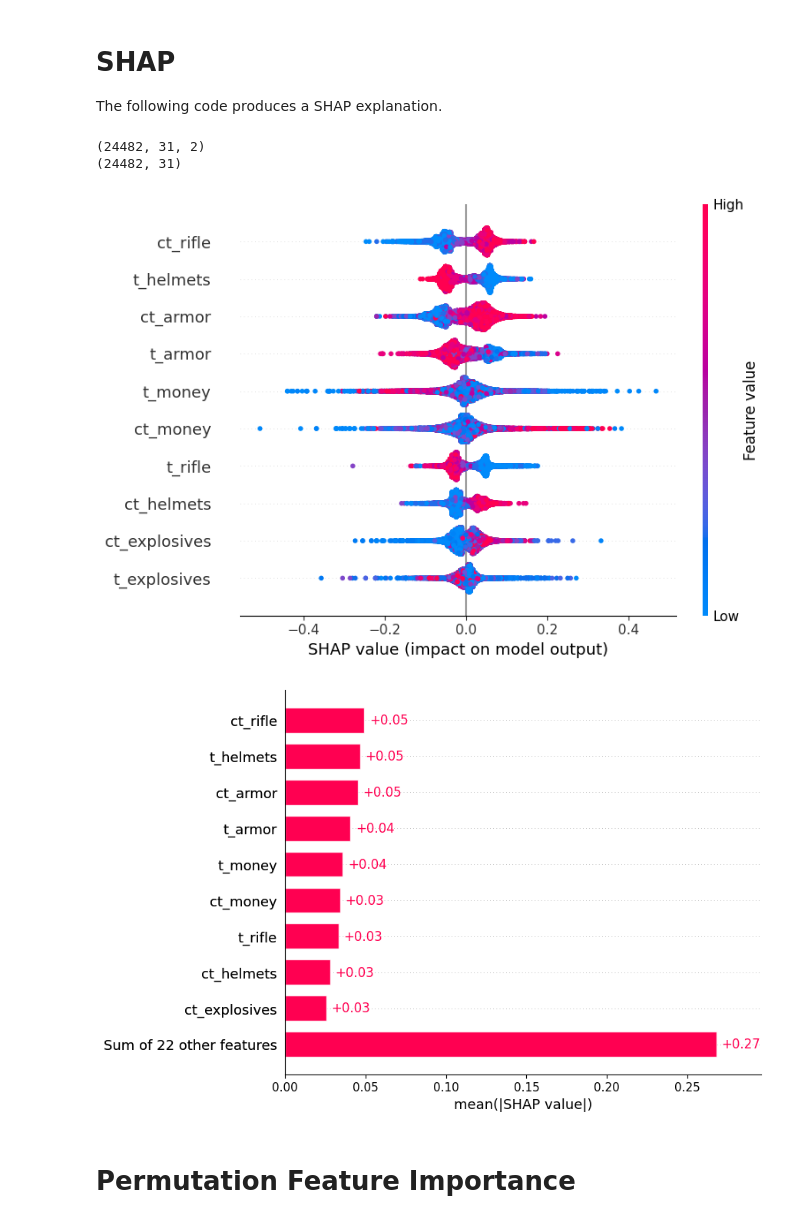
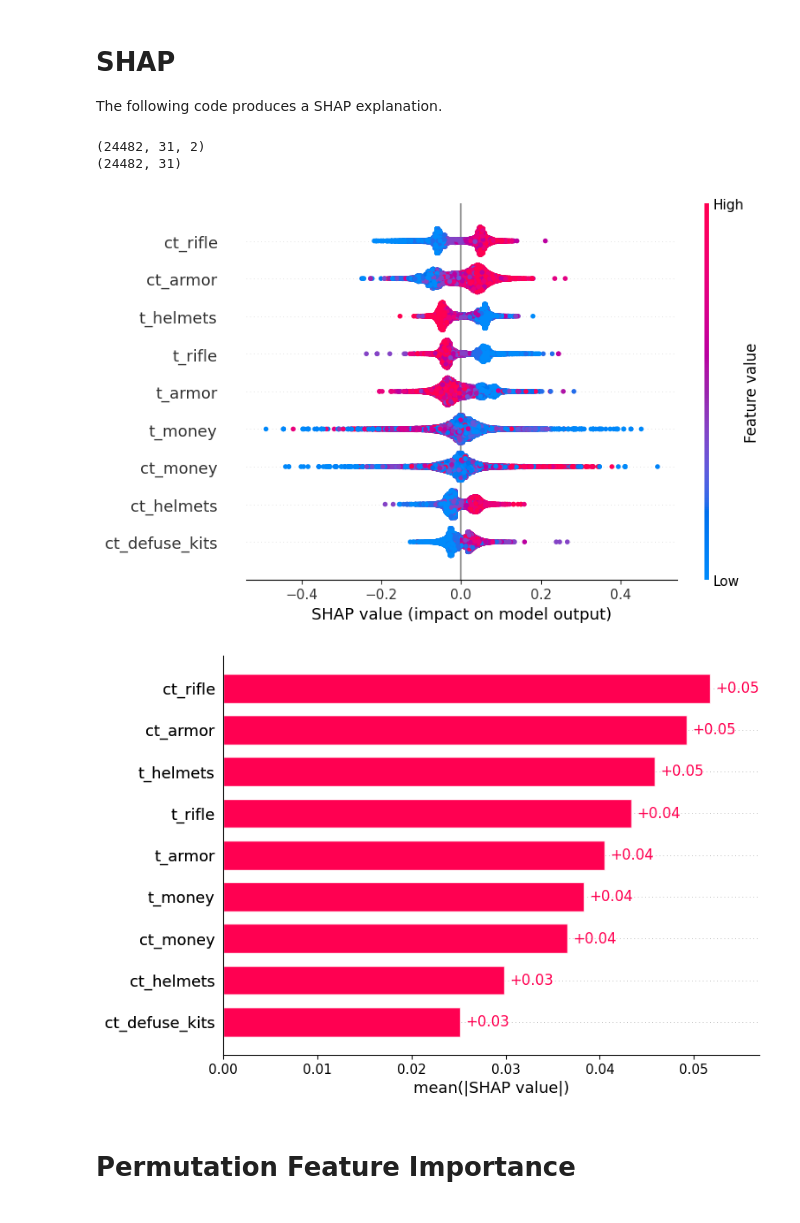
Before and after one commit to rasmoller/ESL-exercises, a Jupyter notebook: Project-1/project1.ipynb, the cells around one changed output. Saved outputs shown, nothing was run; the diff lists cells and outputs as text; code cells hidden in the pictures.

```diff
--- a/Project-1/project1.ipynb
+++ b/Project-1/project1.ipynb
@@ -19,6 +19,15 @@ print(dataset.head())
 
 # print column labels
 print(dataset.columns.to_list())
+# This assumes the first column is the key and the second column is the value.
+# .squeeze() converts a single-column DataFrame into a Pandas Series before using .to_dict().
+item_prices = pd.read_csv("./dataset/prices.csv", index_col=0).squeeze().to_dict()
+# {"cz75auto": 500, "mag7": 1300, "bizon": 1400, ... }
+
+# Drop row where column "t_players_alive" has the value 6
+#print(dataset[dataset["t_players_alive"] == 6])
+# Row 58271 has 6 T players and 4 CT players. This looks like a row which wasn"t hit by the preprocessing since the next row has 5 players alive on both teams
+dataset = dataset[dataset["t_players_alive"] != 6]
 
 # print number of unique values in each column
 print(dataset.nunique())
@@ -191,31 +232,33 @@ The following code produces a SHAP explanation.
 # %%
 import shap
 
 explainer = shap.TreeExplainer(clf)
 shap_values = explainer.shap_values(X_test, y_test, approximate=True)
 print(shap_values.shape)
 print(np.shape(X_test))
 
-equipment_columns = ['t_pistol','ct_pistol', 't_heavy', 'ct_heavy', 't_smg', 'ct_smg', 't_rifle', 'ct_rifle', 't_explosives', 'ct_explosives']
+equipment_columns = ["t_pistol","ct_pistol", "t_heavy", "ct_heavy", "t_smg", "ct_smg", "t_rifle", "ct_rifle", "t_explosives", "ct_explosives"]
 equipment_indices = [dataset.columns.get_loc(col) for col in equipment_columns]
 #shap.summary_plot(shap_values[:, equipment_indices, 1], X_test.iloc[:, equipment_indices])
 
-misc_columns = ['time_left', 'bomb_planted', 'ct_health', 't_health', 'ct_armor','t_armor', 'ct_money', 't_money', 'ct_helmets', 't_helmets','ct_defuse_kits', 'ct_players_alive', 't_players_alive']
+misc_columns = ["time_left", "bomb_planted", "ct_health", "t_health", "ct_armor","t_armor", "ct_money", "t_money", "ct_explosives", "t_explosives", "ct_helmets", "t_helmets", "ct_players_alive", "t_players_alive"]
 misc_indices = [dataset.columns.get_loc(col) for col in misc_columns]
 #shap.summary_plot(shap_values[:, misc_indices, 1], X_test.iloc[:, misc_indices])
 
-important_columns = ["ct_rifle", "t_rifle", "ct_armor", "t_armor", "ct_helmets", "t_helmets", "ct_explosives", "t_explosives", 'ct_money', 't_money']
+important_columns = ["ct_rifle", "t_rifle", "ct_armor", "t_armor", "ct_helmets", "t_helmets", "ct_defuse_kits", "ct_money", "t_money"]
 important_indices = [dataset.columns.get_loc(col) for col in important_columns]
+
 shap.summary_plot(shap_values[:, important_indices, 1], X_test.iloc[:, important_indices])
 #print(shap_values)
-explanation = shap.Explanation(shap_values[:,:,1], feature_names=X_test.columns)
+explanation = shap.Explanation(shap_values[:,important_indices,:], feature_names=X_test.iloc[:,important_indices].columns)
+#shap.plots.beeswarm(explanation[:,:,1])#, order=important_indices)
 
-shap.plots.bar(explanation)
+shap.plots.bar(explanation[:,:,1])#, order=important_indices)
 # %% [output]
 (24482, 31, 2)
 (24482, 31)
-[figure, old version]
+[figure, new version]
-[figure, old version]
+[figure, new version]
 # %% [markdown]
 # Permutation Feature Importance
 # %%
```
Also changed, not shown: parts of 3 cells of this notebook.
